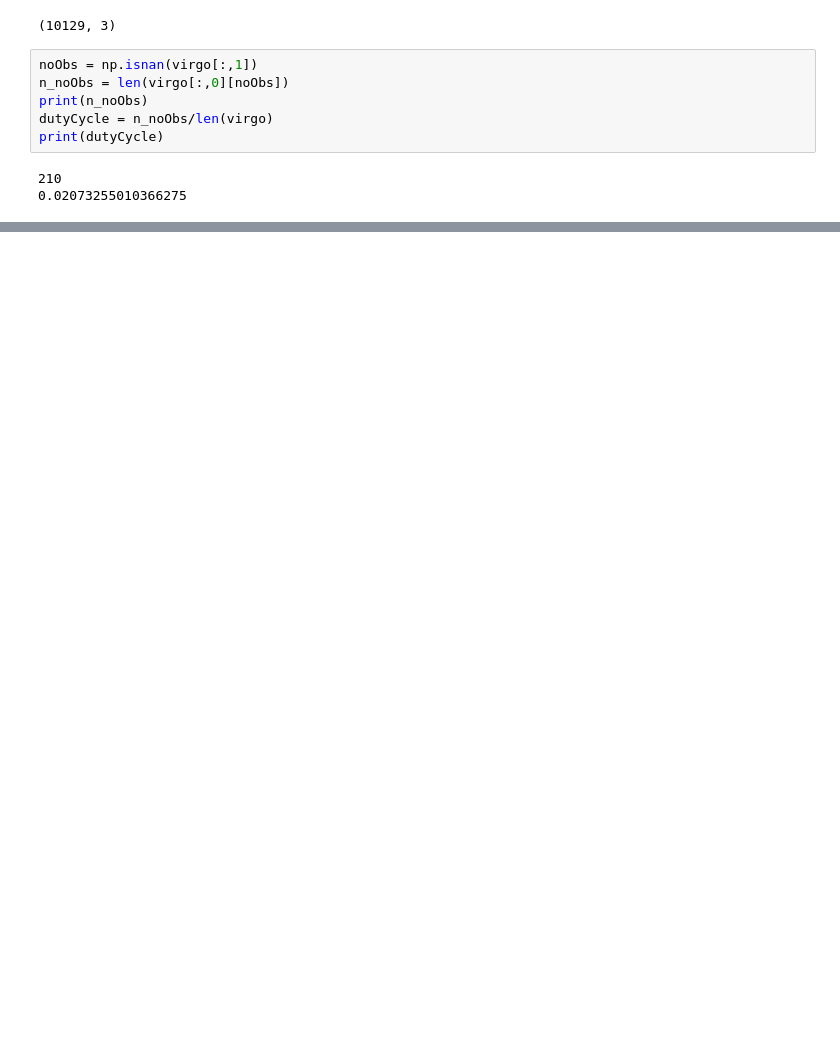
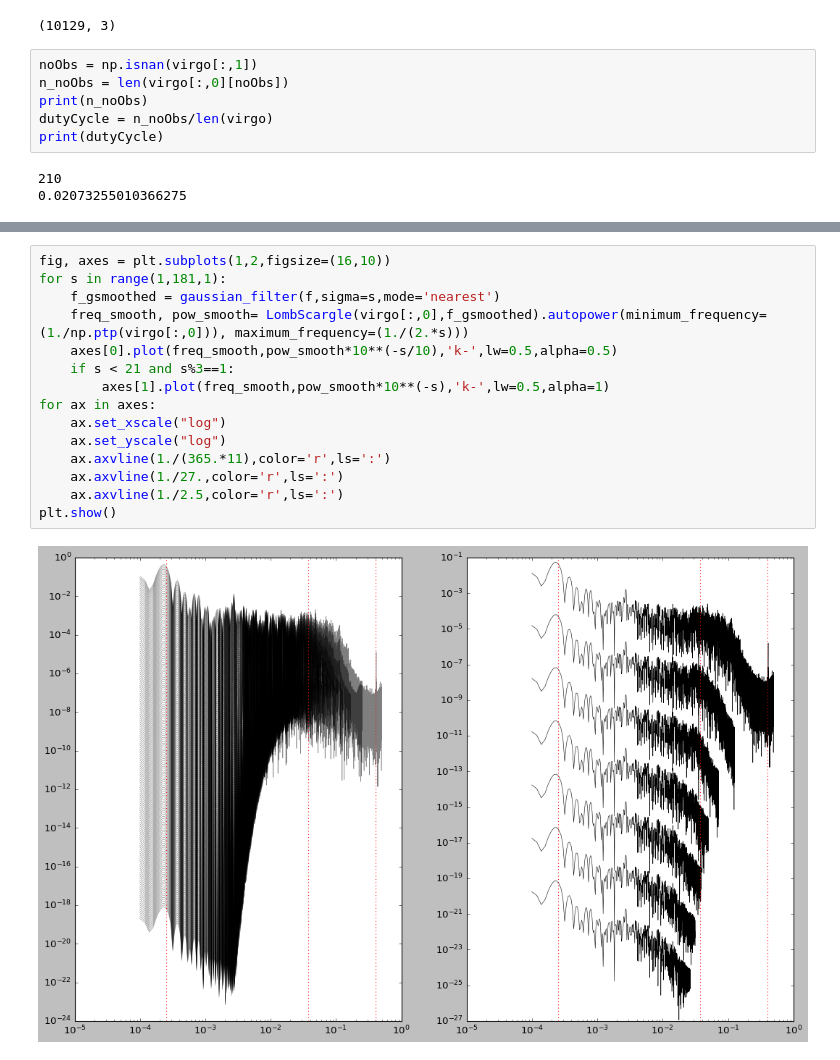
Before and after one commit to esandford/archivalSOHO, a Jupyter notebook: analysis/VIRGOanalysis.ipynb, the cells around one changed output, grey strips where cells are left out. Saved outputs shown, nothing was run; the diff lists cells and outputs as text; blank space fills up the shorter version.

```diff
--- a/analysis/VIRGOanalysis.ipynb
+++ b/analysis/VIRGOanalysis.ipynb
@@ -51,0 +92,17 @@ print(dutyCycle)
+# %%
+fig, axes = plt.subplots(1,2,figsize=(16,10))
+for s in range(1,181,1):
+    f_gsmoothed = gaussian_filter(f,sigma=s,mode='nearest')
+    freq_smooth, pow_smooth= LombScargle(virgo[:,0],f_gsmoothed).autopower(minimum_frequency=(1./np.ptp(virgo[:,0])), maximum_frequency=(1./(2.*s)))
+    axes[0].plot(freq_smooth,pow_smooth*10**(-s/10),'k-',lw=0.5,alpha=0.5)
+    if s < 21 and s%3==1:
+        axes[1].plot(freq_smooth,pow_smooth*10**(-s),'k-',lw=0.5,alpha=1)
+for ax in axes:
+    ax.set_xscale("log")
+    ax.set_yscale("log")
+    ax.axvline(1./(365.*11),color='r',ls=':')
+    ax.axvline(1./27.,color='r',ls=':')
+    ax.axvline(1./2.5,color='r',ls=':')
+plt.show()
+# %% [output]
+[figure, added]
```
Also changed, not shown: parts of 29 cells of this notebook.
